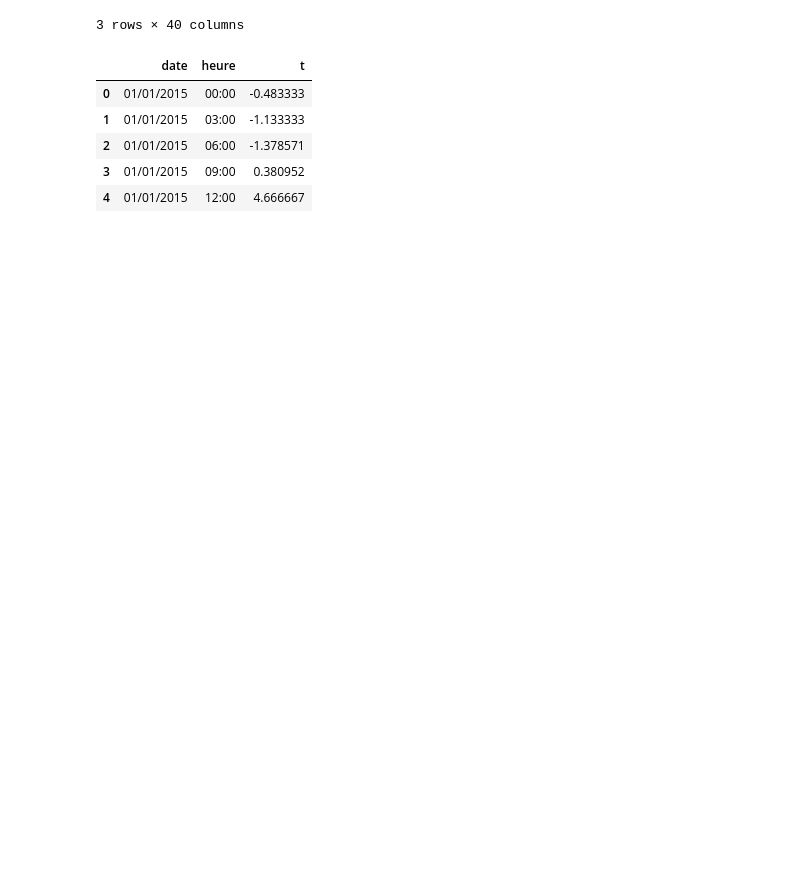
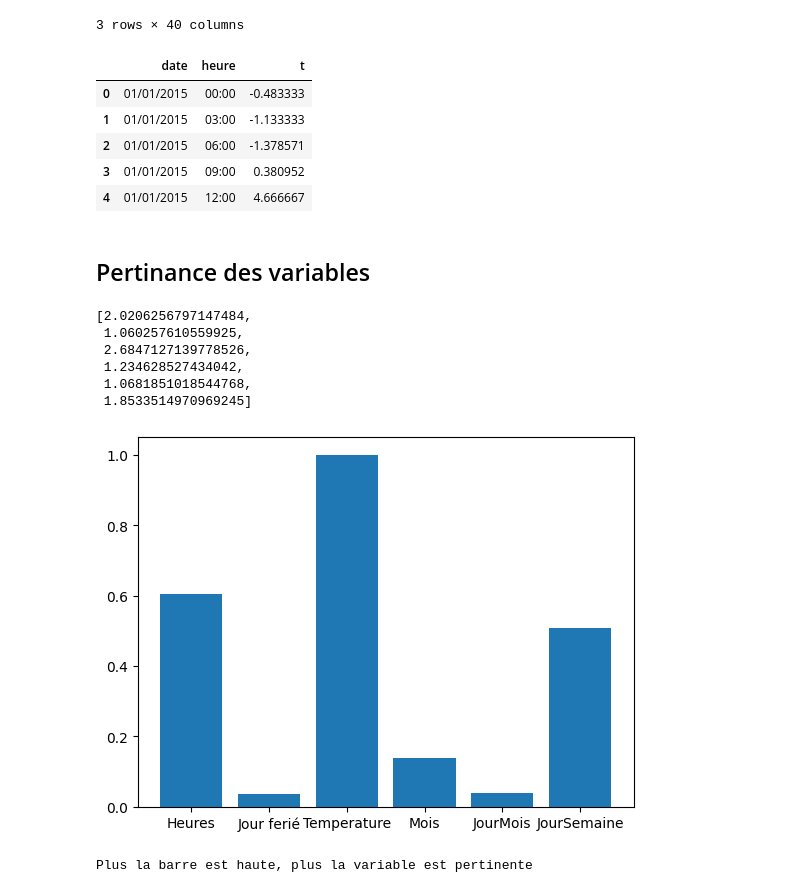
Before and after one commit to baudu69/ProjetBI, a Jupyter notebook: BI.ipynb, the cells around one changed output. Saved outputs shown, nothing was run; the diff lists cells and outputs as text; code cells hidden in the pictures; blank space fills up the shorter version.

```diff
--- a/BI.ipynb
+++ b/BI.ipynb
@@ -386,3 +393,33 @@ data_total = pd.merge(rapportseCo2, temperatures2, left_on=['Date', 'Heures'], r
 #Drop date and hour
 data_total.drop(['date', 'heure'], axis=1, inplace=True)
 data_total.to_csv('./RTE/co2_with_temp.csv', sep=';', index=False)
+# %% [markdown]
+## Pertinance des variables
+# %%
+#Pour chaque colonne, on permutte aléatoirement ses éléments
+x_test_copy = np.copy(x_test)
+col_score = []
+for i in range(x_test_copy.shape[1]):
+    x_test_copy[:,i] = np.random.permutation(x_test_copy[:,i])
+    col_score.append(1/score_perceptron(x_test_copy, y_test, best_model))
+    x_test_copy = np.copy(x_test)
+# %%
+col_score
+# %% [output]
+[2.0206256797147484,
+ 1.060257610559925,
+ 2.6847127139778526,
+ 1.234628527434042,
+ 1.0681851018544768,
+ 1.8533514970969245]
+# %%
+colunms = ['Heures', 'Jour ferié', 'Temperature', 'Mois', 'JourMois', 'JourSemaine']
+#Normalisation les valeurs entre 0 et 1
+col_score_norm = np.array(col_score)
+col_score_norm = (col_score_norm - 1) / (np.max(col_score_norm) - 1)
+plt.bar(colunms, col_score_norm)
+plt.show()
+print("Plus la barre est haute, plus la variable est pertinente")
+# %% [output]
+[figure, added]
+Plus la barre est haute, plus la variable est pertinente
```
Also changed, not shown: parts of 3 cells of this notebook, 1 other file.
